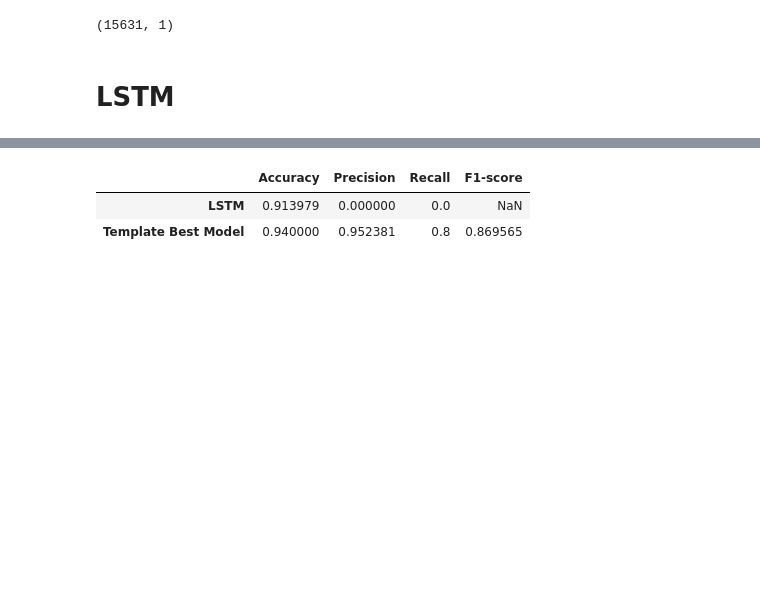
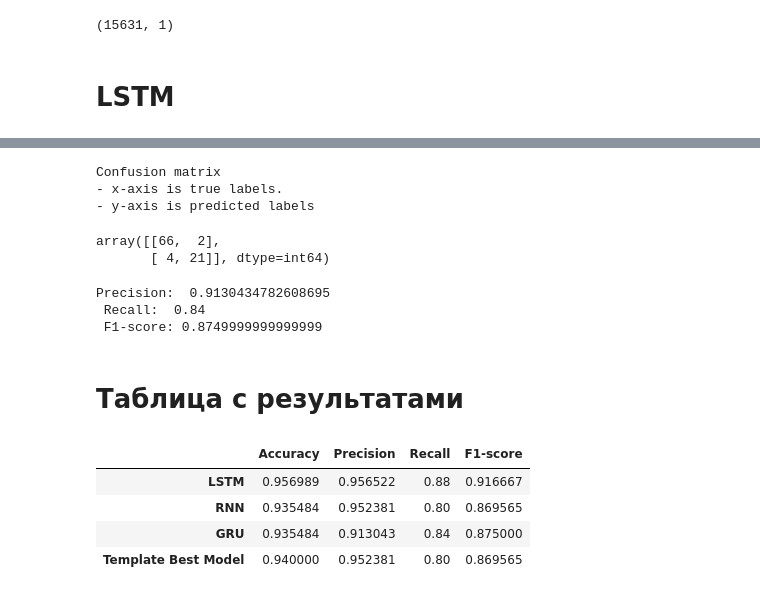
Before and after one commit to IlyaNechaev/ISiT, a Jupyter notebook: 13-16/Neuron Networks.ipynb, the cells around one changed output, grey strips where cells are left out. Saved outputs shown, nothing was run; the diff lists cells and outputs as text; code cells hidden in the pictures; blank space fills up the shorter version.

```diff
--- a/13-16/Neuron Networks.ipynb
+++ b/13-16/Neuron Networks.ipynb
@@ -398,0 +592,4 @@ Precision:  0.0
+# %%
+# test metrics
+scores_test = model.evaluate(seq_array_test_last, label_array_test_last, verbose=2)
+print('Accurracy: {}'.format(scores_test[1]))
@@ -399,11 +599,45 @@ Precision:  0.0
+# %%
+# make predictions and compute confusion matrix
+y_pred_test = model.predict(seq_array_test_last)
+y_pred_test = get_prediction_results(y_pred_test)
+y_true_test = label_array_test_last
+print('Confusion matrix\n- x-axis is true labels.\n- y-axis is predicted labels')
+cm = confusion_matrix(y_true_test, y_pred_test)
+cm
+# %% [output]
+Confusion matrix
+- x-axis is true labels.
+- y-axis is predicted labels
+array([[66,  2],
+       [ 4, 21]], dtype=int64)
+# %%
+# compute precision and recall
+precision_test = precision_score(y_true_test, y_pred_test)
+recall_test = recall_score(y_true_test, y_pred_test)
+f1_test = 2 * (precision_test * recall_test) / (precision_test + recall_test)
+print( 'Precision: ', precision_test, '\n', 'Recall: ', recall_test,'\n', 'F1-score:', f1_test )
+# %% [output]
+Precision:  0.9130434782608695
+ Recall:  0.84
+ F1-score: 0.8749999999999999
+# %%
+models_results['GRU'] = { 'Accuracy': scores_test[1], 'Precision': precision_test, 'Recall': recall_test, 'F1-score': f1_test }
+# %% [markdown]
+# Таблица с результатами
 # %%
-results_df = pd.DataFrame([[scores_test[1],precision_test,recall_test,f1_test],
+results_df = pd.DataFrame([[models_results['LSTM']['Accuracy'],models_results['LSTM']['Precision'],
+                            models_results['LSTM']['Recall'],models_results['LSTM']['F1-score']],
+                           [models_results['RNN']['Accuracy'],models_results['RNN']['Precision'],
+                            models_results['RNN']['Recall'],models_results['RNN']['F1-score']],
+                           [models_results['GRU']['Accuracy'],models_results['GRU']['Precision'],
+                            models_results['GRU']['Recall'],models_results['GRU']['F1-score']],
                           [0.94, 0.952381, 0.8, 0.869565]],
                          columns = ['Accuracy', 'Precision', 'Recall', 'F1-score'],
-                         index = ['LSTM',
-                                 'Template Best Model'])
+                         index = ['LSTM', 'RNN', 'GRU', 'Template Best Model'])
 results_df
 # %% [output]
 |  | Accuracy | Precision | Recall | F1-score |
-| LSTM | 0.913979 | 0.000000 | 0.0 | NaN |
-| Template Best Model | 0.940000 | 0.952381 | 0.8 | 0.869565 |
+| LSTM | 0.956989 | 0.956522 | 0.88 | 0.916667 |
+| RNN | 0.935484 | 0.952381 | 0.80 | 0.869565 |
+| GRU | 0.935484 | 0.913043 | 0.84 | 0.875000 |
+| Template Best Model | 0.940000 | 0.952381 | 0.80 | 0.869565 |
```
Also changed, not shown: parts of 54 cells of this notebook, 1 other file.
